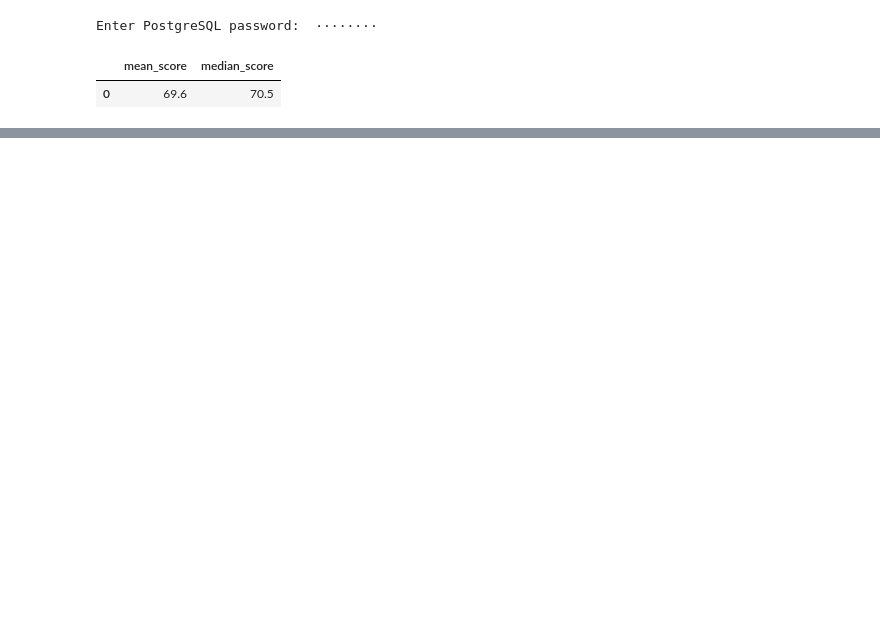
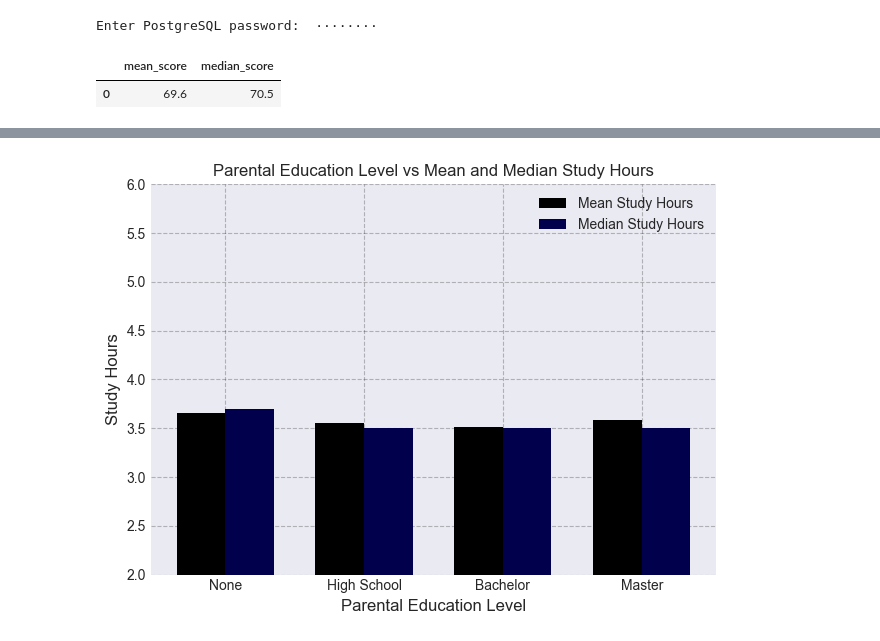
Before and after one commit to Nikhils-AI/student-performance-analysis, a Jupyter notebook: notebooks/student_performance_analysis.ipynb, the cells around one changed output, grey strips where cells are left out. Cells and saved outputs as stored; diff of their text form; code cells hidden in the pictures; blank space fills up the shorter version.

```diff
--- a/notebooks/student_performance_analysis.ipynb
+++ b/notebooks/student_performance_analysis.ipynb
@@ -140,0 +146,46 @@ plt.legend()
+# %%
+# Question 4 - Does parent education level correlate to improved student habits and, as a result, high exam scores?
+df = pd.read_sql_query("""
+SELECT parental_education_level,
+       round(avg(study_hours)::numeric, 2) AS mean_study_hours,
+	   round((percentile_cont(.5) WITHIN GROUP (ORDER BY study_hours))::numeric, 2) AS median_study_hours,
+       round(avg(screen_time)::numeric, 2) AS mean_screen_time,
+	   round((percentile_cont(.5) WITHIN GROUP (ORDER BY screen_time))::numeric, 2) AS median_screen_time,
+       round(avg(attendance_percentage)::numeric, 2) AS mean_attendance_percentage,
+	   round((percentile_cont(.5) WITHIN GROUP (ORDER BY attendance_percentage))::numeric, 2) AS median_attendance_percentage,
+       round(avg(sleep_hours)::numeric, 2) AS mean_sleep_hours,
+	   round((percentile_cont(.5) WITHIN GROUP (ORDER BY sleep_hours))::numeric, 2) AS median_sleep_hours,
+       round(avg(exercise_frequency)::numeric, 2) AS mean_exercise_frequency,
+	   round((percentile_cont(.5) WITHIN GROUP (ORDER BY exercise_frequency))::numeric, 2) AS median_exercise_frequency,
+       round(avg(exam_score)::numeric, 2) AS mean_exam_score,
+	   round((percentile_cont(.5) WITHIN GROUP (ORDER BY exam_score))::numeric, 2) AS median_exam_score
+FROM student_habits_performance
+GROUP BY parental_education_level
+ORDER BY
+	CASE parental_education_level
+	WHEN 'None' THEN 1
+	WHEN 'High School' THEN 2
+	WHEN 'Bachelor' THEN 3
+	WHEN 'Master' THEN 4
+	ELSE 5
+	END;""", engine)
+# %%
+# Parental Education Level vs Mean and Median Study Hours
+x = np.arange(len(df))
+width = 0.35
+
+plt.bar(x - width/2, df['mean_study_hours'], width=width, label='Mean Study Hours', color=(0, 0, 0))
+plt.bar(x + width/2, df['median_study_hours'], width=width, label='Median Study Hours', color=(0, 0, 0.3))
+
+plt.xticks(x, df['parental_education_level'])
+plt.grid(True, linestyle='--', alpha=.25, color=(0, 0, 0))
+plt.xlabel('Parental Education Level', fontsize=12)
+plt.ylabel('Study Hours', fontsize=12)
+plt.ylim(2, 6)
+plt.title('Parental Education Level vs Mean and Median Study Hours', fontsize=12)
+
+plt.legend(fontsize=10, loc='best')
+plt.tight_layout()
+plt.show()
+# %% [output]
+[figure, added]
```
Also changed, not shown: parts of 9 cells of this notebook.
